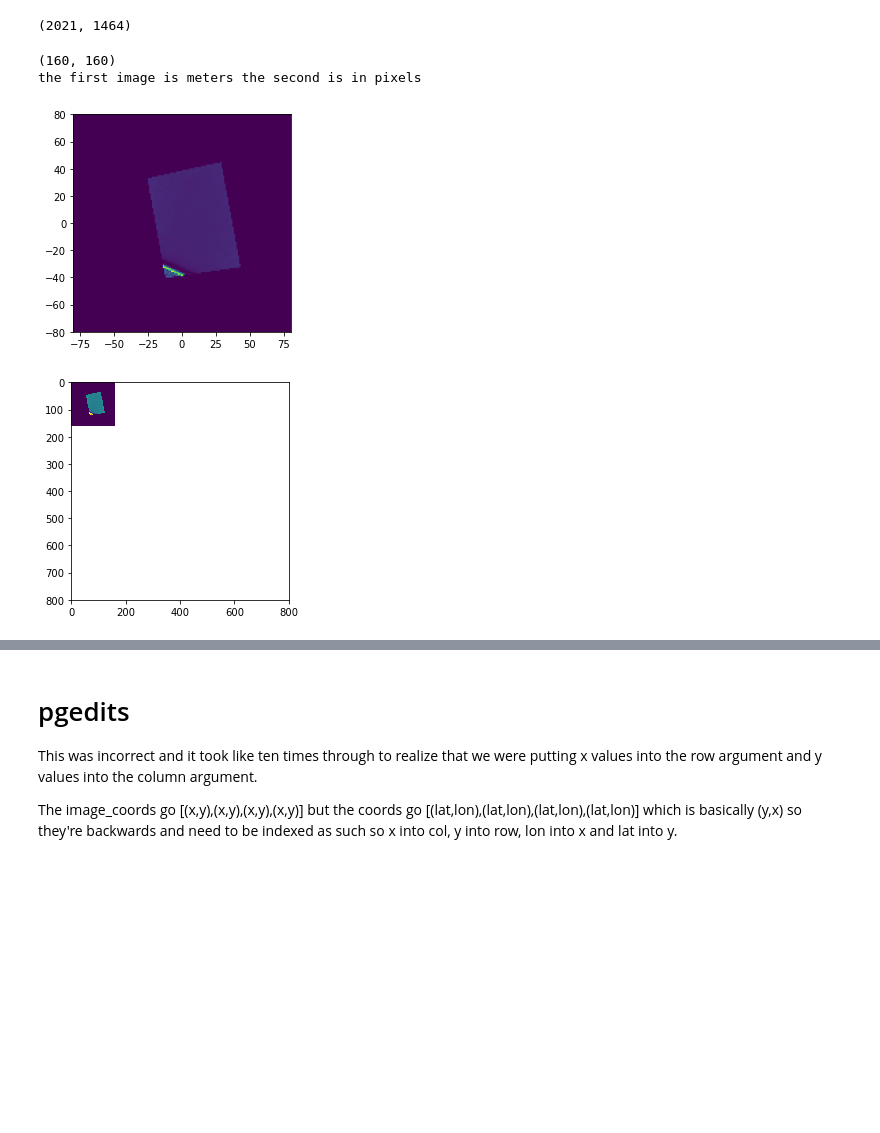
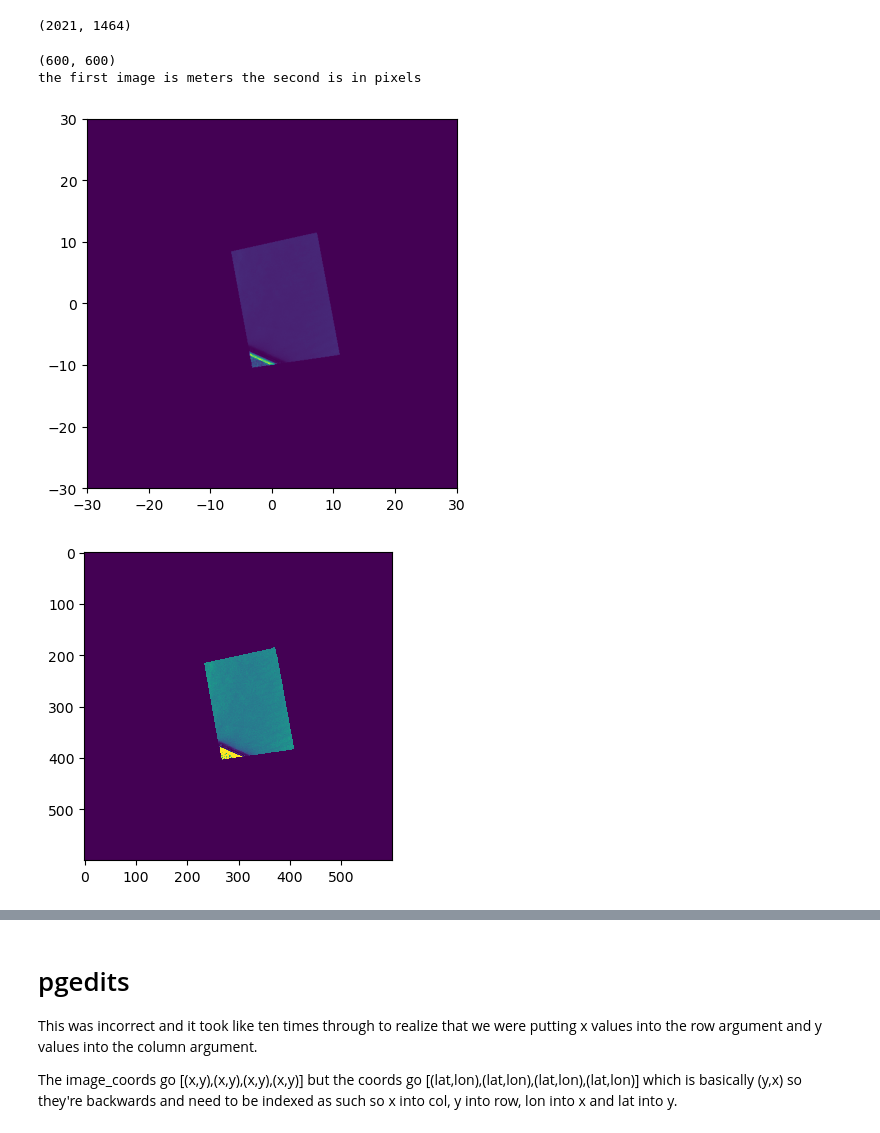
Before and after one commit to aewindle110/DroneWQ, a Jupyter notebook: Georeference.ipynb, the cells around one changed output, grey strips where cells are left out. Drawn from its saved outputs; the diff is of its cells as text; code cells hidden in the pictures; blank space fills up the shorter version.

```diff
--- a/Georeference.ipynb
+++ b/Georeference.ipynb
@@ -35,7 +37,7 @@ project_path
 rrs_imgs, rrs_img_metadata = retrieve_imgs_and_metadata(img_dir = project_path+'/rrs_imgs')
 #for some reason my altitudes were way high, think it might be due to the elevation at Oakland, MD (731 m)?
 #The Pix4D capture mission was 87 m so I just changed it to that.
-rrs_img_metadata['    GPSAltitude'] = 87
+# rrs_img_metadata['    GPSAltitude'] = 87
 rrs_img_metadata
 # %% [output]
 |  | SourceFile | GPSDateStamp | GPSTimeStamp | GPSLatitude | GPSLatitudeRef | GPSLongitude | GPSLongitudeRef | ... |
@@ -131,42 +133,42 @@ rrs_imgs[i,0,:,:].T.shape
 # %%
 # pgedits this scaling factor is the size of the pixels in the final image so we can tune it depending on needs
 # so when we set this to 0.2 and the image size to -80 to 80 meters (160m) we get an image size of 160/.2 = 800 pixels
-scaling = 1
+scaling = .1
 
 # pgedits normally we wouldn't need to flip this image but maybe it is an option in the code to flip if you have things
 # integrated 180 from each other
 input_img = np.fliplr(np.flipud(rrs_imgs[i,0,:,:]))
 
 # input_img = (rrs_imgs[i,0,:,:]
 
 # this 120 value is approximate and based on altitude, FOV, and viewing geometry
 # PGedits I moved these down to 80, they need to be larger if the pitch angle could be larger but I'm not certain
 # how to automate this estimate, I think this is fine for now
-top_im = cam.getTopViewOfImage(input_img, extent=[-80, 80,-80, 80], do_plot=True, scaling=scaling) #, skip_size_check=True, scaling=scaling)
+top_im = cam.getTopViewOfImage(input_img, extent=[-30, 30,-30, 30], do_plot=True, scaling=scaling) #, skip_size_check=True, scaling=scaling)
 print(top_im.shape)
 print('the first image is meters the second is in pixels')
-plt.xlim(-80,80)
-plt.ylim(-80,80)
+# plt.xlim(-80,80)
+# plt.ylim(-80,80)
 
 plt.show()
 
 
 fig,ax = plt.subplots(figsize=(4,4))
 ax.imshow(top_im, interpolation='nearest', vmin=0, vmax=0.0125)
-plt.xlim(0,800)
-plt.ylim(800,0)
+# plt.xlim(0,800)
+# plt.ylim(800,0)
 
 plt.show()
 
 # fig,ax = plt.subplots(figsize=(4,4))
 # ax.pcolormesh(top_im, vmin=0, vmax=0.0065)
 
 #plt.imshow and plt.pcolormesh look different
 # %% [output]
-(160, 160)
+(600, 600)
 the first image is meters the second is in pixels
-[figure, old version]
+[figure, new version]
-[figure, old version]
+[figure, new version]
 # %%
 # space location / scaling factor - half the image
 
```
Also changed, not shown: parts of 19 cells of this notebook, 3 other files.
